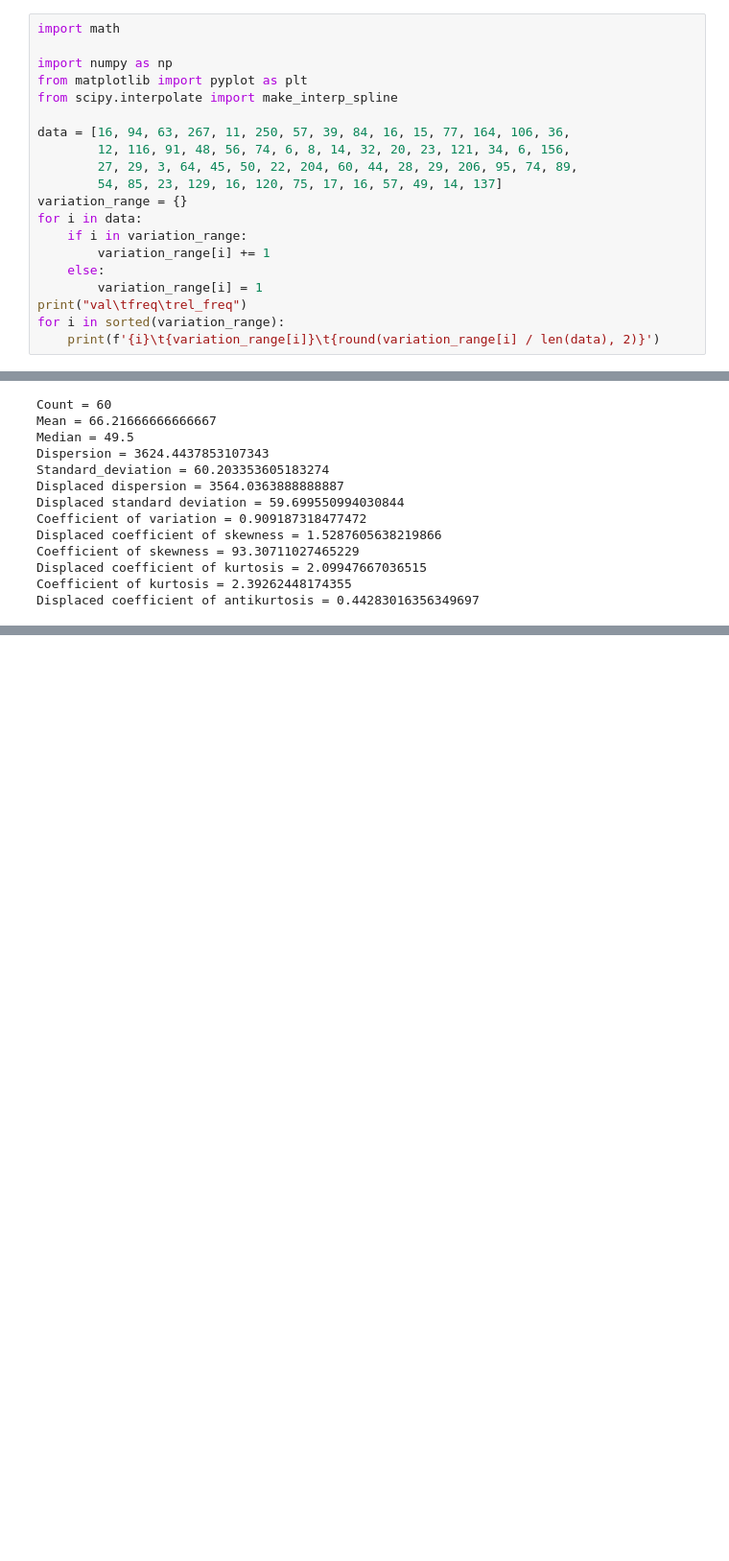
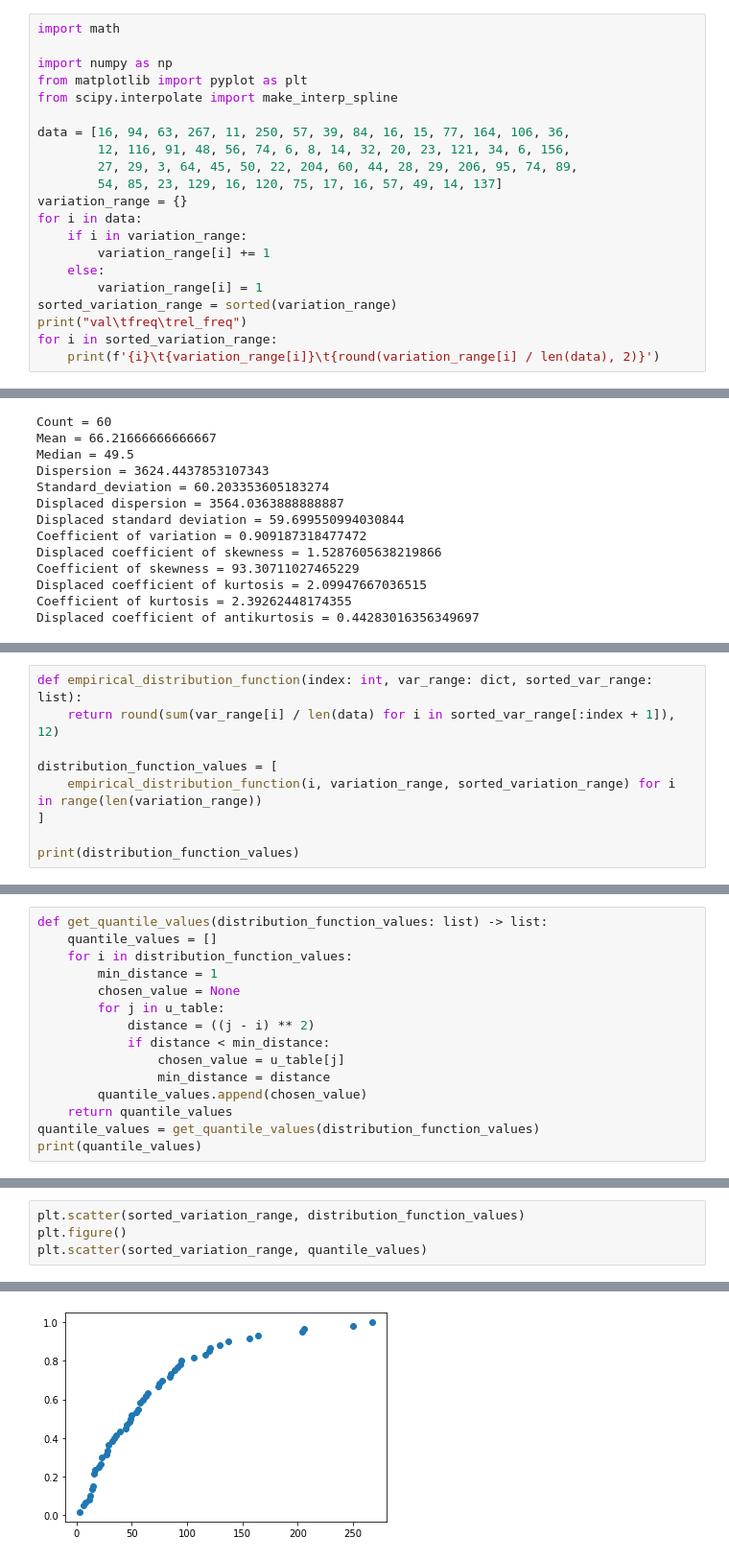
Before and after one commit to crazylinuxer/empirical_methods, a Jupyter notebook: lab1/Untitled.ipynb, the cells around one changed output, grey strips where cells are left out. Shown at 96% size. Cells and saved outputs as stored; diff of their text form; blank space fills up the shorter version.

Commit message:
a table and an identification of normal distribution

```diff
--- a/lab1/Untitled.ipynb
+++ b/lab1/Untitled.ipynb
@@ -15,8 +15,9 @@ for i in data:
         variation_range[i] += 1
     else:
         variation_range[i] = 1
+sorted_variation_range = sorted(variation_range)
 print("val\tfreq\trel_freq")
-for i in sorted(variation_range):
+for i in sorted_variation_range:
     print(f'{i}\t{variation_range[i]}\t{round(variation_range[i] / len(data), 2)}')
 # %% [output]
 val     freq    rel_freq
@@ -192,3 +193,12 @@ Displaced skewness confidence interval = [0.9269158845610307; 2.1306052430829423
 Skewness confidence interval = [92.68972244682253; 93.92449810248205]
 Displaced kurtosis confidence interval = [0.9815691486341931; 3.217384192096107]
 Kurtosis confidence interval = [1.175640461565173; 3.609608501921927]
+# %%
+def empirical_distribution_function(index: int, var_range: dict, sorted_var_range: list):
+    return round(sum(var_range[i] / len(data) for i in sorted_var_range[:index + 1]), 12)
+
+distribution_function_values = [
+    empirical_distribution_function(i, variation_range, sorted_variation_range) for i in range(len(variation_range))
+]
+
+print(distribution_function_values)
@@ -194,0 +303,15 @@ Kurtosis confidence interval = [1.175640461565173; 3.609608501921927]
+# %%
+def get_quantile_values(distribution_function_values: list) -> list:
+    quantile_values = []
+    for i in distribution_function_values:
+        min_distance = 1
+        chosen_value = None
+        for j in u_table:
+            distance = ((j - i) ** 2)
+            if distance < min_distance:
+                chosen_value = u_table[j]
+                min_distance = distance
+        quantile_values.append(chosen_value)
+    return quantile_values
+quantile_values = get_quantile_values(distribution_function_values)
+print(quantile_values)
@@ -194,0 +320,5 @@ Kurtosis confidence interval = [1.175640461565173; 3.609608501921927]
+# %%
+plt.scatter(sorted_variation_range, distribution_function_values)
+plt.figure()
+plt.scatter(sorted_variation_range, quantile_values)
+# %% [output]
@@ -194,0 +326 @@ Kurtosis confidence interval = [1.175640461565173; 3.609608501921927]
+[figure, added]
```
Also changed, not shown: parts of 6 cells of this notebook.
